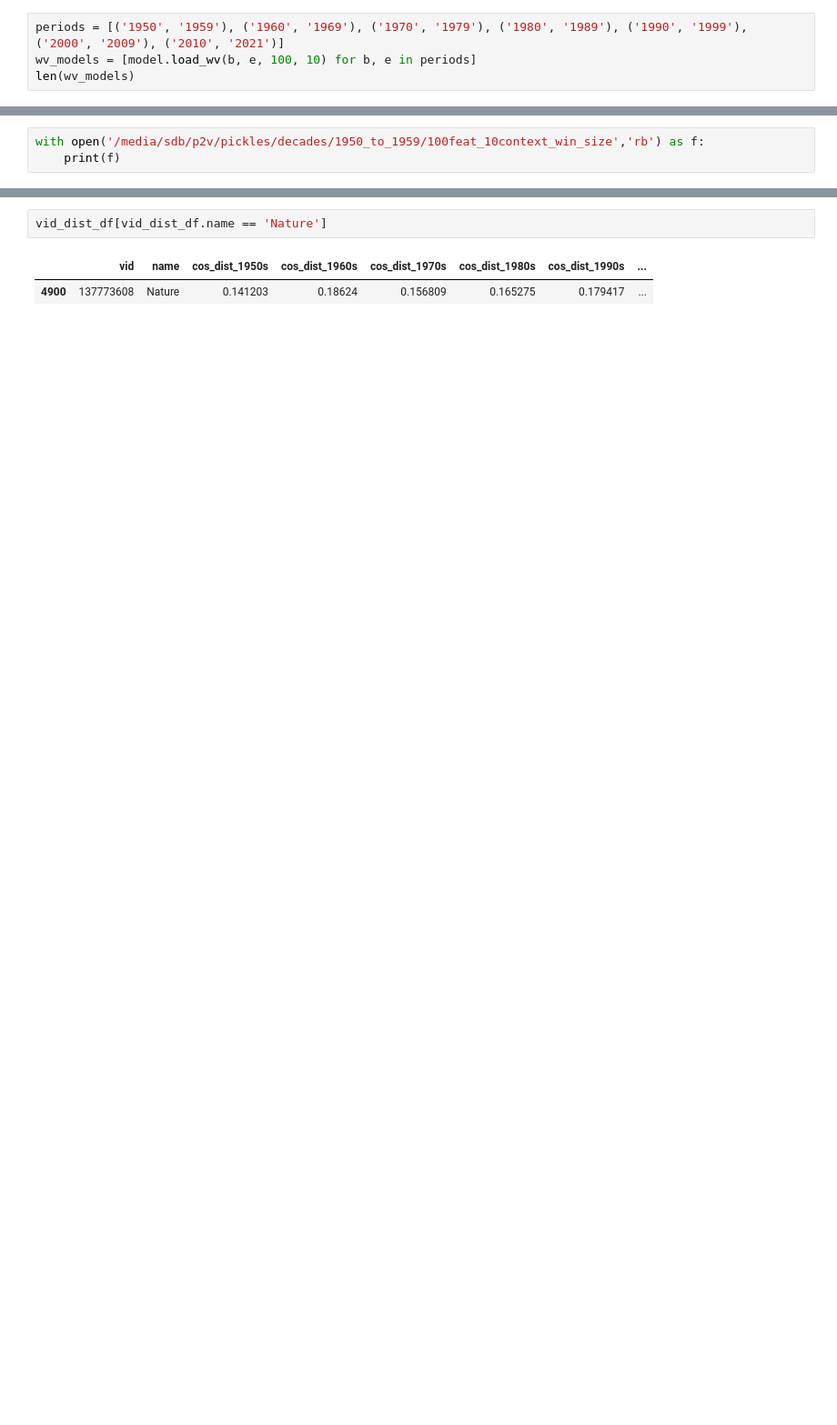
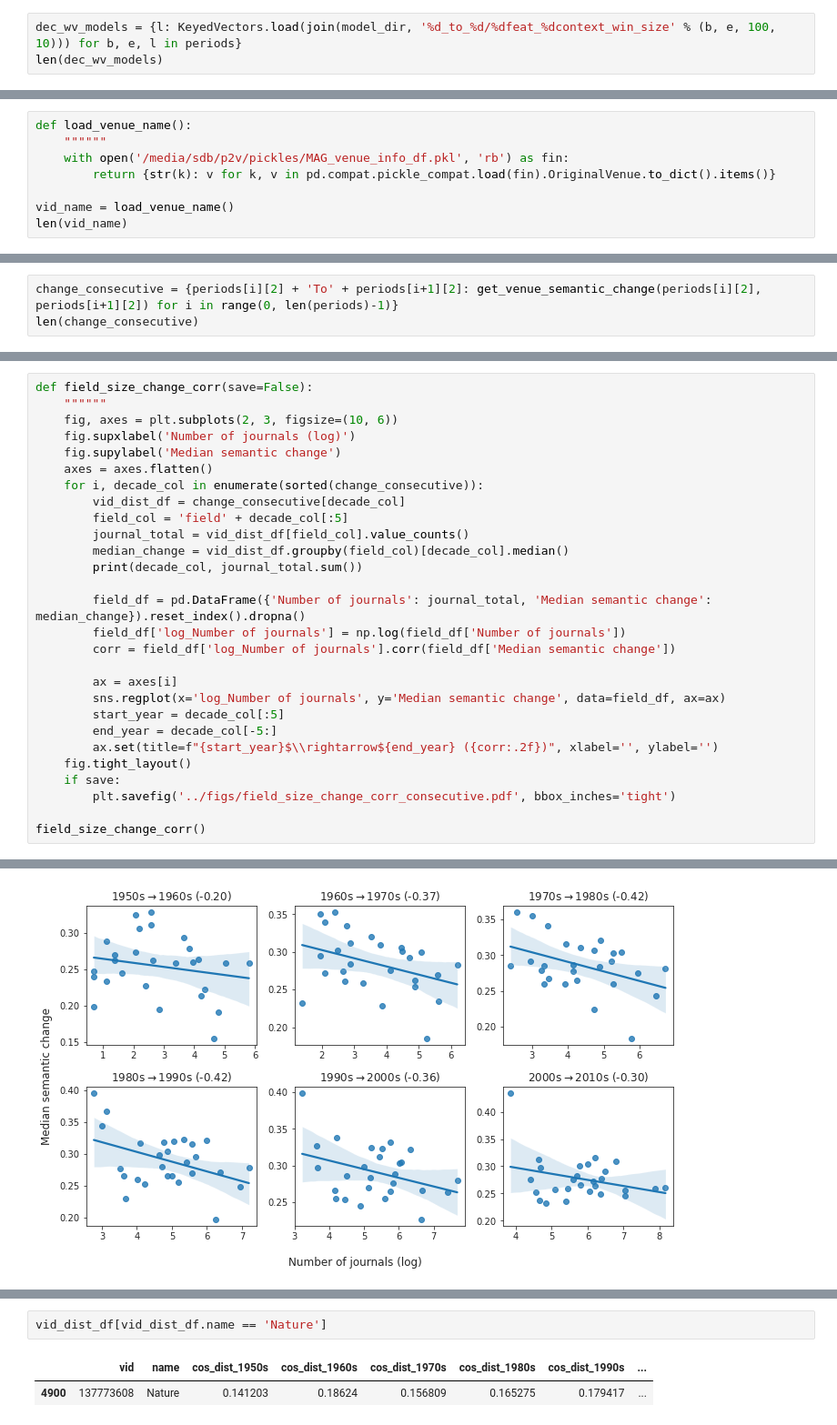
Before and after one commit to netknowledge/diachronic-p2v, a Jupyter notebook: semantic_change/semantic_change_global.ipynb, the cells around one changed output, grey strips where cells are left out. Shown at 91% size. Cells and saved outputs as stored; diff of their text form; blank space fills up the shorter version.

```diff
--- a/semantic_change/semantic_change_global.ipynb
+++ b/semantic_change/semantic_change_global.ipynb
@@ -42,5 +25,4 @@ model = p2v.P2V()
 # %%
-periods = [('1950', '1959'), ('1960', '1969'), ('1970', '1979'), ('1980', '1989'), ('1990', '1999'), ('2000', '2009'), ('2010', '2021')]
-wv_models = [model.load_wv(b, e, 100, 10) for b, e in periods]
-len(wv_models)
+dec_wv_models = {l: KeyedVectors.load(join(model_dir, '%d_to_%d/%dfeat_%dcontext_win_size' % (b, e, 100, 10))) for b, e, l in periods}
+len(dec_wv_models)
 # %% [output]
@@ -62,3 +29,0 @@ len(wv_models)
-# %%
-with open('/media/sdb/p2v/pickles/decades/1950_to_1959/100feat_10context_win_size','rb') as f:
-    print(f)
@@ -85,0 +30,8 @@ True
+# %%
+def load_venue_name():
+    """"""
+    with open('/media/sdb/p2v/pickles/MAG_venue_info_df.pkl', 'rb') as fin:
+        return {str(k): v for k, v in pd.compat.pickle_compat.load(fin).OriginalVenue.to_dict().items()}
+
+vid_name = load_venue_name()
+len(vid_name)
@@ -169,0 +73,3 @@ vid_dist_df
+# %%
+change_consecutive = {periods[i][2] + 'To' + periods[i+1][2]: get_venue_semantic_change(periods[i][2], periods[i+1][2]) for i in range(0, len(periods)-1)}
+len(change_consecutive)
@@ -169,0 +100,29 @@ vid_dist_df
+# %%
+def field_size_change_corr(save=False):
+    """"""
+    fig, axes = plt.subplots(2, 3, figsize=(10, 6))
+    fig.supxlabel('Number of journals (log)')
+    fig.supylabel('Median semantic change')
+    axes = axes.flatten()
+    for i, decade_col in enumerate(sorted(change_consecutive)):
+        vid_dist_df = change_consecutive[decade_col]
+        field_col = 'field' + decade_col[:5]
+        journal_total = vid_dist_df[field_col].value_counts()
+        median_change = vid_dist_df.groupby(field_col)[decade_col].median()
+        print(decade_col, journal_total.sum())
+
+        field_df = pd.DataFrame({'Number of journals': journal_total, 'Median semantic change': median_change}).reset_index().dropna()
+        field_df['log_Number of journals'] = np.log(field_df['Number of journals'])
+        corr = field_df['log_Number of journals'].corr(field_df['Median semantic change'])
+
+        ax = axes[i]
+        sns.regplot(x='log_Number of journals', y='Median semantic change', data=field_df, ax=ax)
+        start_year = decade_col[:5]
+        end_year = decade_col[-5:]
+        ax.set(title=f"{start_year}$\\rightarrow${end_year} ({corr:.2f})", xlabel='', ylabel='')
+    fig.tight_layout()
+    if save:
+        plt.savefig('../figs/field_size_change_corr_consecutive.pdf', bbox_inches='tight')
+
+field_size_change_corr()
+# %% [output]
@@ -169,0 +135 @@ vid_dist_df
+[figure, added]
```
Also changed, not shown: parts of 20 cells of this notebook.
